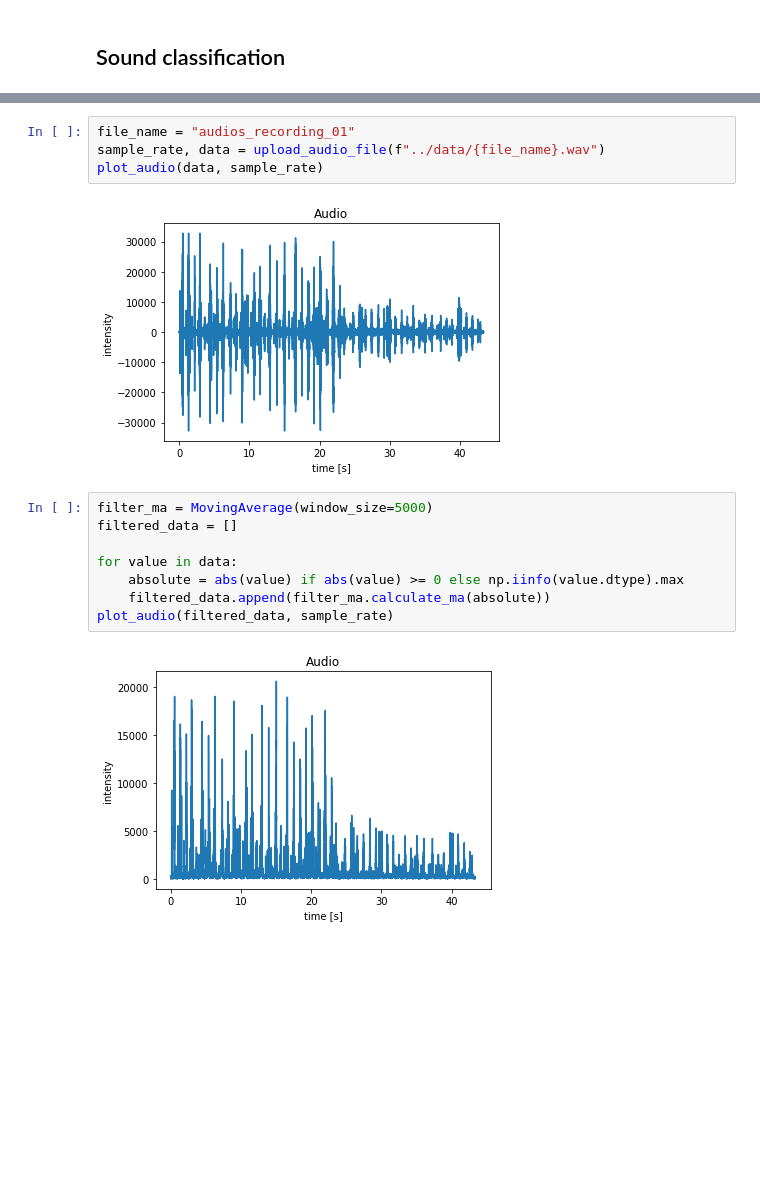
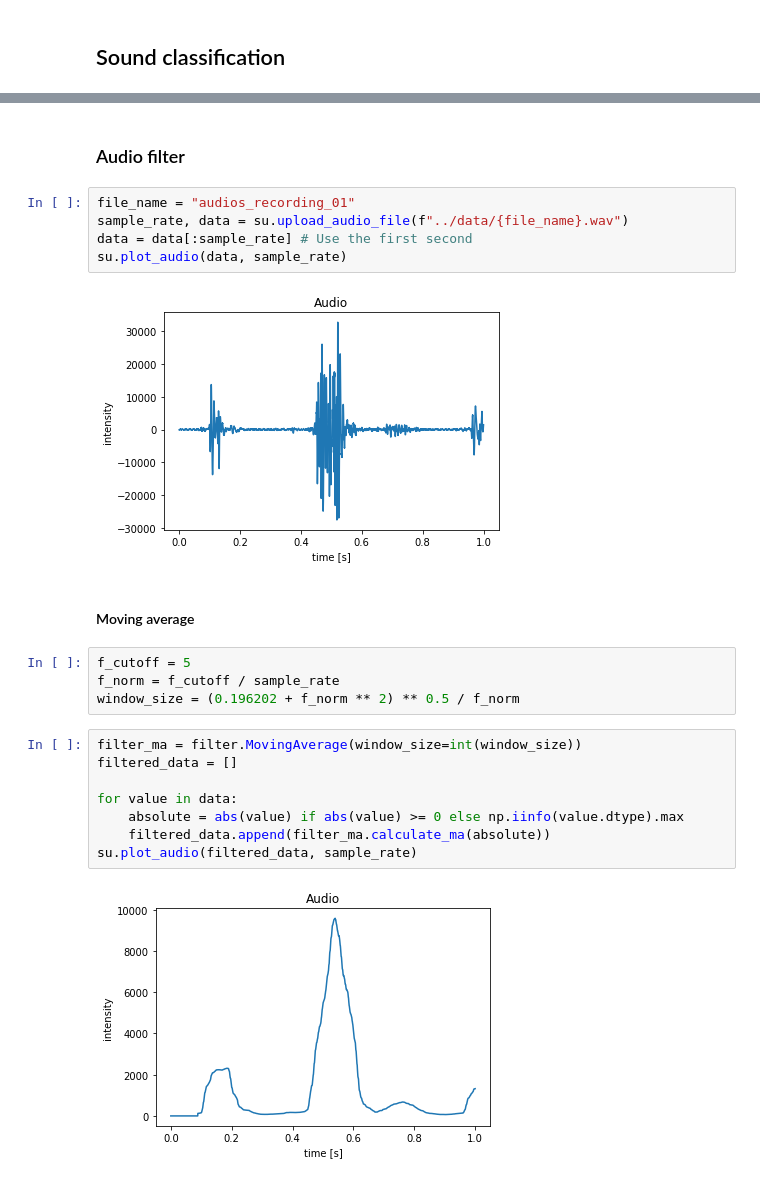
Before and after one commit to GonzaloRomeroR/audio_cattle_behaviour_classification, a Jupyter notebook: python/sound_classification.ipynb, the cells around one changed output, grey strips where cells are left out. Saved outputs shown, nothing was run; the diff lists cells and outputs as text; blank space fills up the shorter version.

```diff
--- a/python/sound_classification.ipynb
+++ b/python/sound_classification.ipynb
@@ -9,16 +15,25 @@ from filter import *
+# %% [markdown]
+### Audio filter
 # %%
 file_name = "audios_recording_01"
-sample_rate, data = upload_audio_file(f"../data/{file_name}.wav")
-plot_audio(data, sample_rate)
+sample_rate, data = su.upload_audio_file(f"../data/{file_name}.wav")
+data = data[:sample_rate] # Use the first second
+su.plot_audio(data, sample_rate)
 # %% [output]
-[figure, old version]
+[figure, new version]
+# %% [markdown]
+#### Moving average
+# %%
+f_cutoff = 5
+f_norm = f_cutoff / sample_rate
+window_size = (0.196202 + f_norm ** 2) ** 0.5 / f_norm
 # %%
-filter_ma = MovingAverage(window_size=5000)
+filter_ma = filter.MovingAverage(window_size=int(window_size))
 filtered_data = []
 
 for value in data:
     absolute = abs(value) if abs(value) >= 0 else np.iinfo(value.dtype).max
     filtered_data.append(filter_ma.calculate_ma(absolute))
-plot_audio(filtered_data, sample_rate)
+su.plot_audio(filtered_data, sample_rate)
 # %% [output]
-[figure, old version]
+[figure, new version]
```
Also changed, not shown: parts of 6 cells of this notebook, 1 other file.
